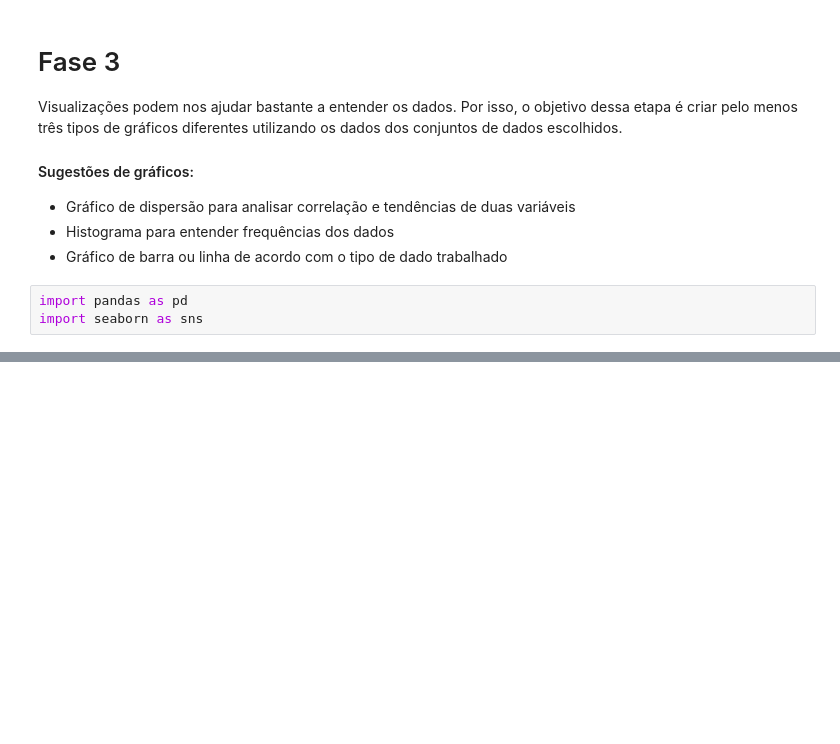
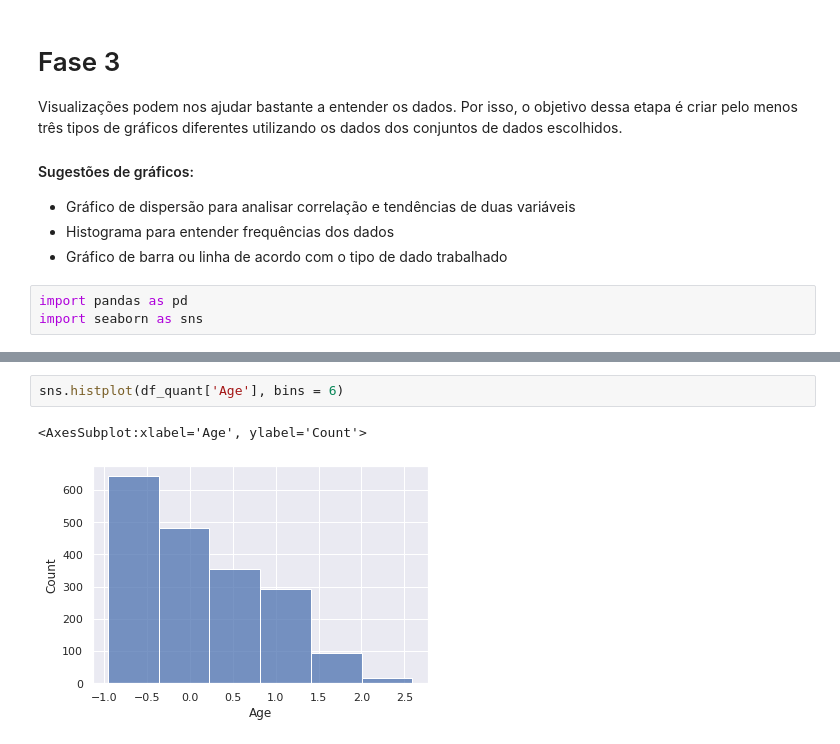
Before and after one commit to DevNataneto/ProjetoCDIA, a Jupyter notebook: datavis.ipynb, the cells around one changed output, grey strips where cells are left out. Saved outputs shown, nothing was run; the diff lists cells and outputs as text; blank space fills up the shorter version.

```diff
--- a/datavis.ipynb
+++ b/datavis.ipynb
@@ -30,0 +37,5 @@ df
+# %%
+sns.histplot(df_quant['Age'], bins = 6)
+# %% [output]
+<AxesSubplot:xlabel='Age', ylabel='Count'>
+[figure, added]
```
Also changed, not shown: parts of 15 cells of this notebook.
